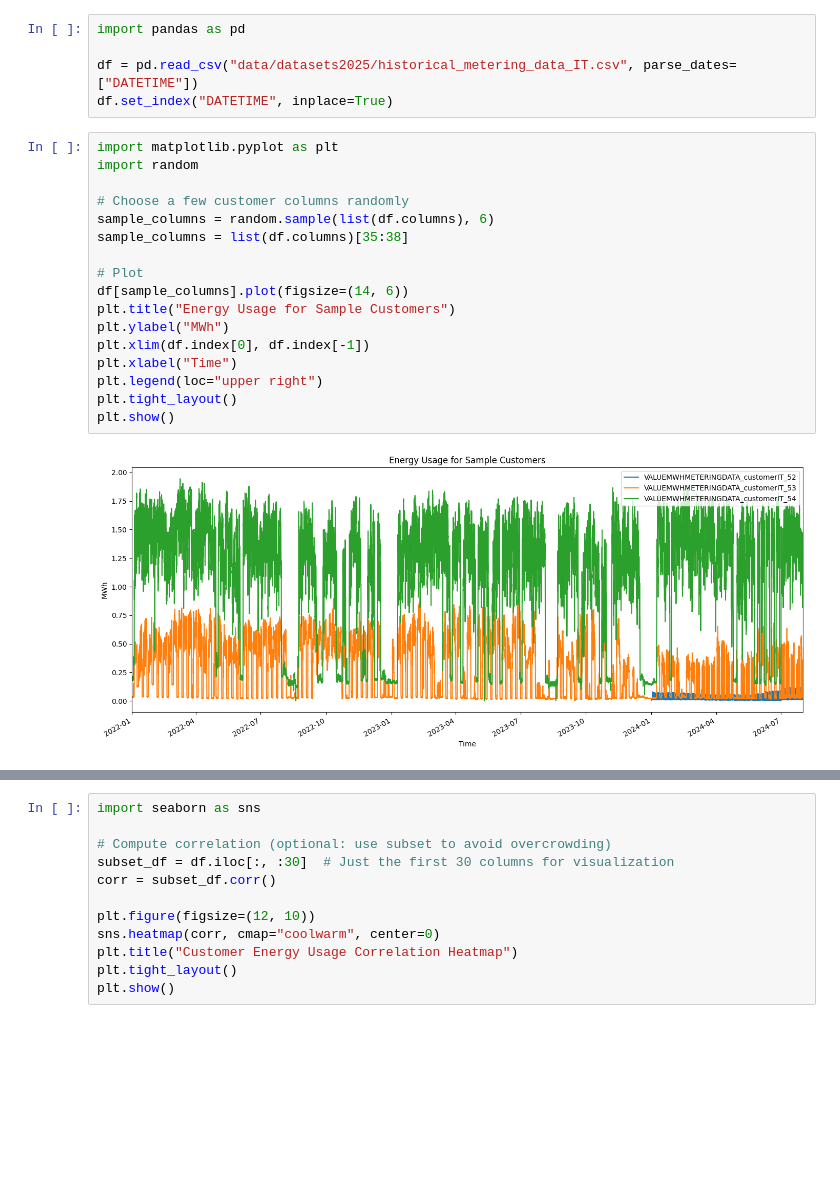
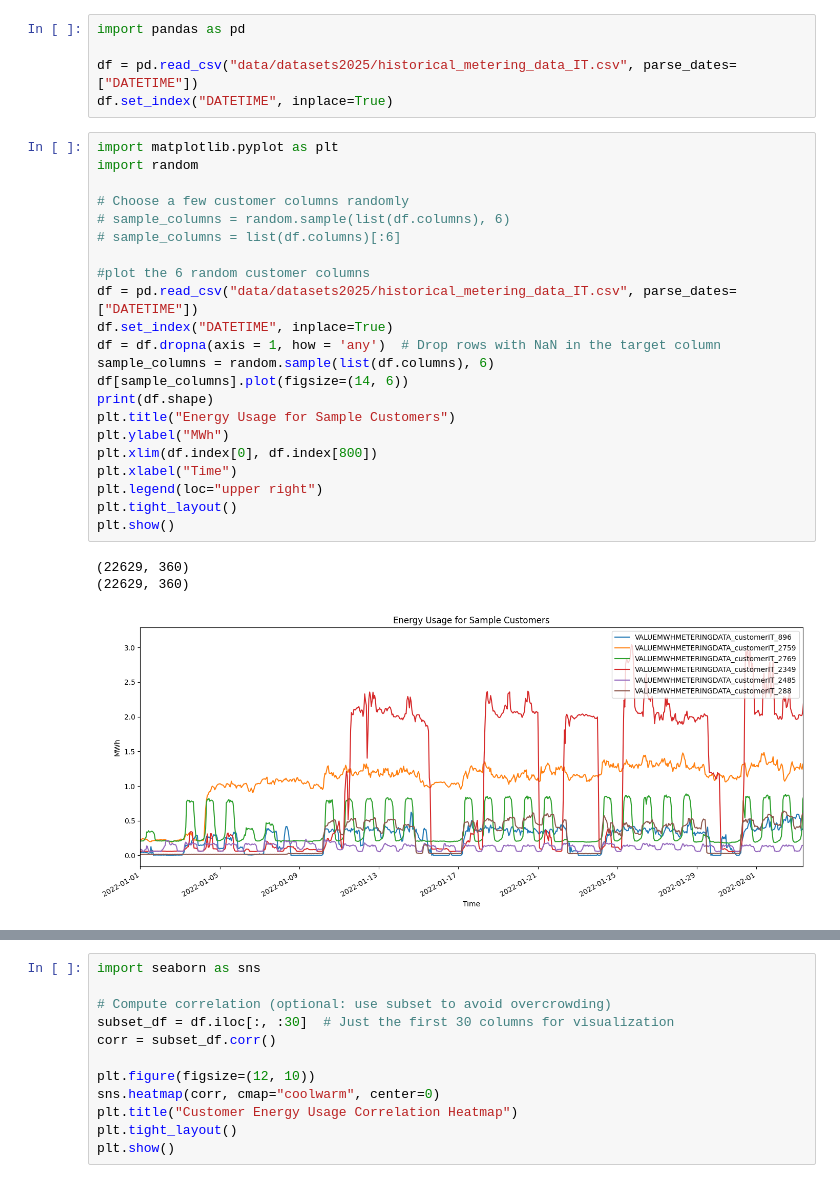
Before and after one commit to vimohr/ETH_Datathon_2025, a Jupyter notebook: tristan_data_visualizaton.ipynb, the cells around one changed output, grey strips where cells are left out. Cells and saved outputs as stored; diff of their text form; blank space fills up the shorter version.

```diff
--- a/tristan_data_visualizaton.ipynb
+++ b/tristan_data_visualizaton.ipynb
@@ -6,22 +6,29 @@ df.set_index("DATETIME", inplace=True)
 # %%
 import matplotlib.pyplot as plt
 import random
 
 # Choose a few customer columns randomly
+# sample_columns = random.sample(list(df.columns), 6)
+# sample_columns = list(df.columns)[:6]
+
+#plot the 6 random customer columns
+df = pd.read_csv("data/datasets2025/historical_metering_data_IT.csv", parse_dates=["DATETIME"])
+df.set_index("DATETIME", inplace=True)
+df = df.dropna(axis = 1, how = 'any')  # Drop rows with NaN in the target column
 sample_columns = random.sample(list(df.columns), 6)
-sample_columns = list(df.columns)[35:38]
-
-# Plot
 df[sample_columns].plot(figsize=(14, 6))
+print(df.shape)
 plt.title("Energy Usage for Sample Customers")
 plt.ylabel("MWh")
-plt.xlim(df.index[0], df.index[-1])
+plt.xlim(df.index[0], df.index[800])
 plt.xlabel("Time")
 plt.legend(loc="upper right")
 plt.tight_layout()
 plt.show()
 # %% [output]
+(22629, 360)
+(22629, 360)
-[figure, old version]
+[figure, new version]
 # %%
 df["TOTAL_USAGE"] = df.sum(axis=1)
 df["TOTAL_USAGE"].plot(figsize=(14, 5), color="black", lw=2)
```
Also changed, not shown: parts of 2 cells of this notebook, 19 other files.
